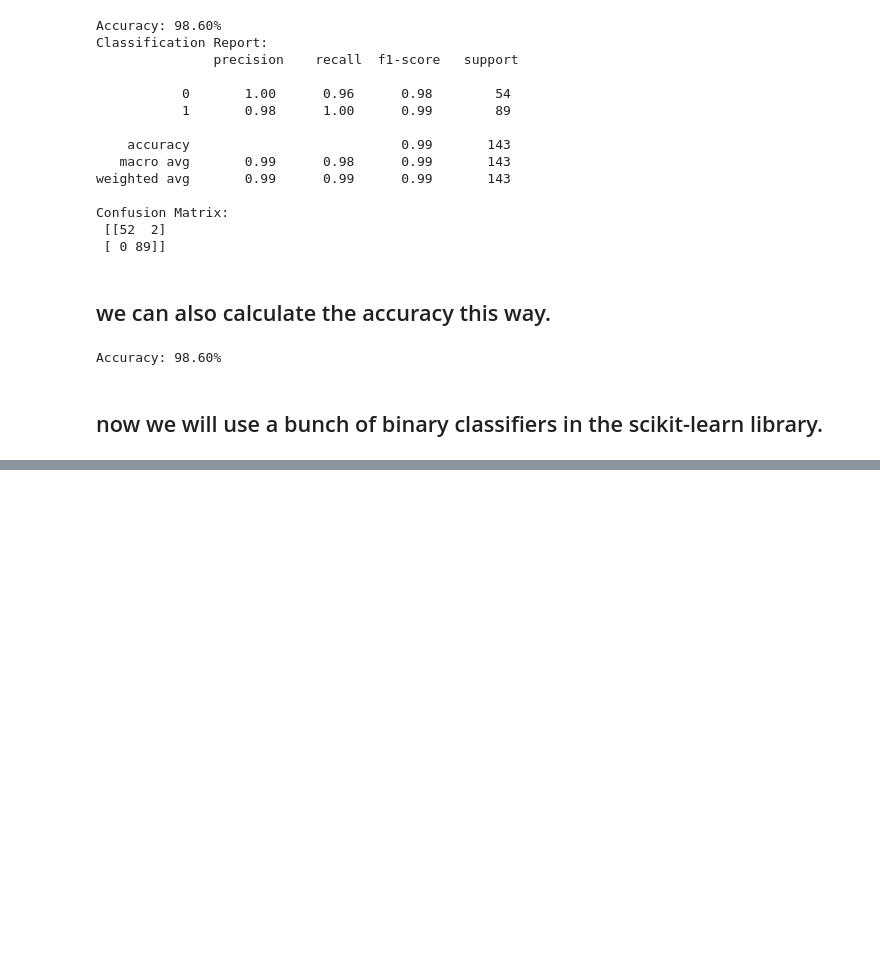
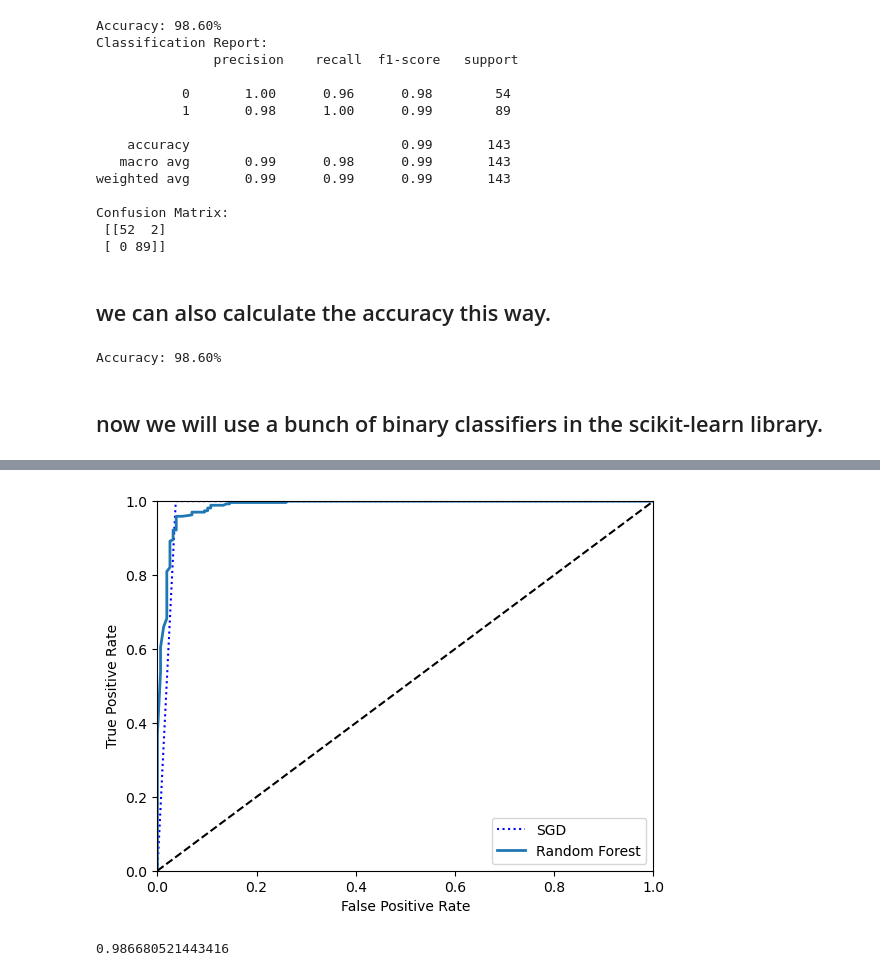
Before and after one commit to TariqAlhathloul/machine_learning_classification, a Jupyter notebook: binary_classification.ipynb, the cells around one changed output, grey strips where cells are left out. Saved outputs shown, nothing was run; the diff lists cells and outputs as text; code cells hidden in the pictures; blank space fills up the shorter version.

```diff
--- a/binary_classification.ipynb
+++ b/binary_classification.ipynb
@@ -232,0 +268,18 @@ K Neighbors          0.958042   0.988764  0.946237
+# %%
+from sklearn.model_selection import cross_val_predict
+forest_cls = RandomForestClassifier()
+y_proba_forest = cross_val_predict(forest_cls, X_train, y_train, cv=3, method='predict_proba')
+# %%
+y_score_forest = y_proba_forest[:, 1]
+fpr_forest, tpr_forest, thresholds_forest = roc_curve(y_train, y_score_forest)
+# %%
+plt.plot(fpr,tpr, "b:", label="SGD")
+plot_roc_curve(fpr_forest, tpr_forest, "Random Forest")
+plt.legend(loc="lower right")
+plt.show()
+# %% [output]
+[figure, added]
+# %%
+roc_auc_score(y_train, y_score_forest)
+# %% [output]
+0.986680521443416
```
Also changed, not shown: parts of 16 cells of this notebook, 1 other file.
